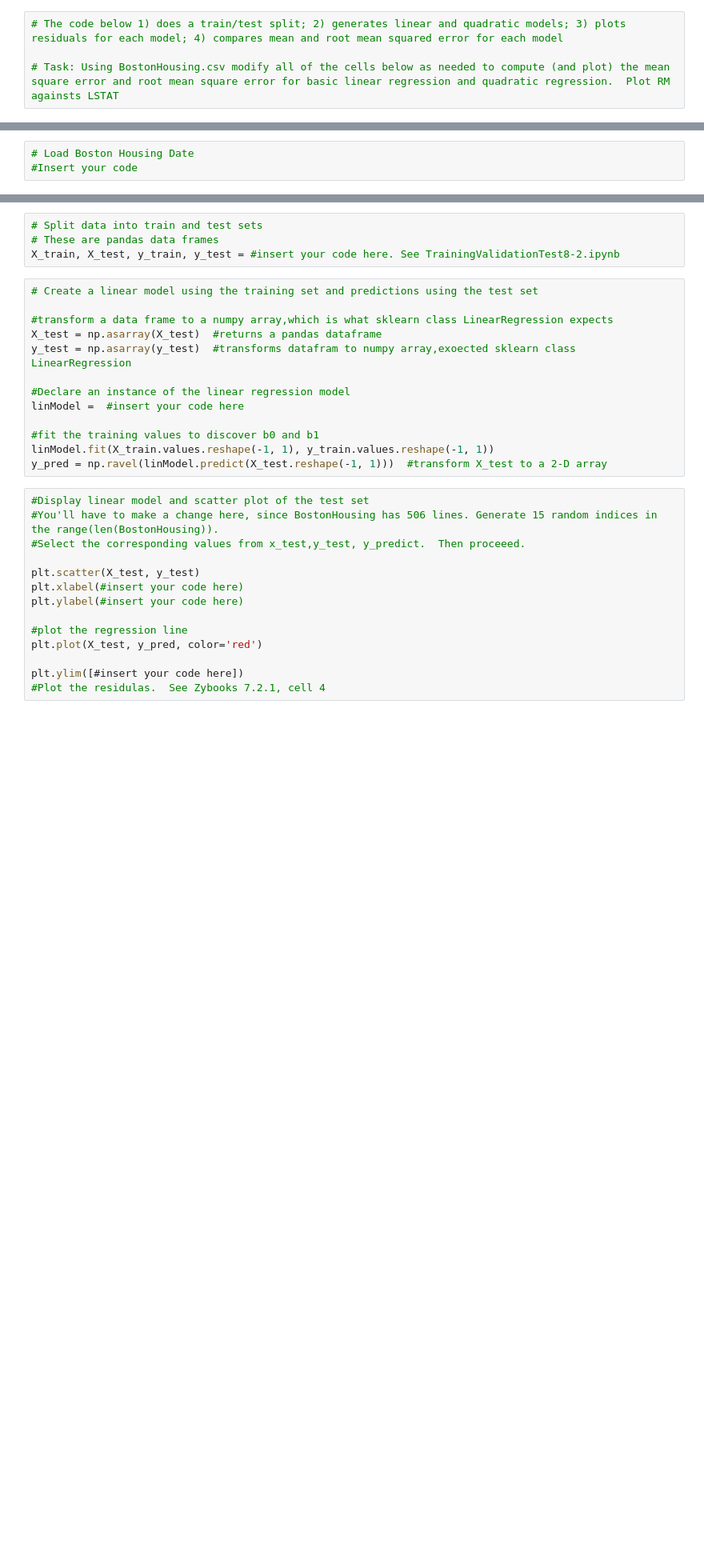
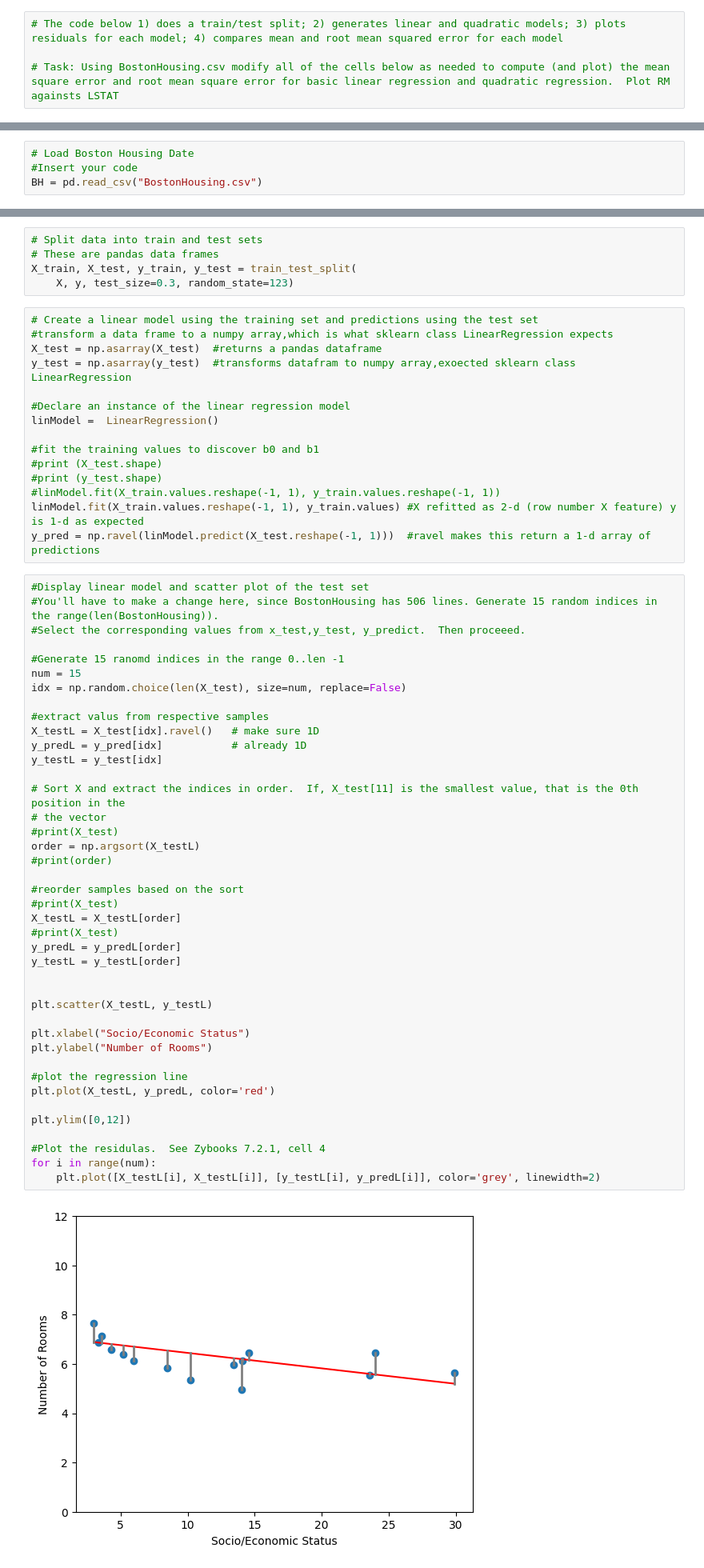
Before and after one commit to simon-techkid/CPSC222, a Jupyter notebook: H-Error/InClass8-3.ipynb, the cells around one changed output, grey strips where cells are left out. Shown at 80% size. Cells and saved outputs as stored; diff of their text form; blank space fills up the shorter version.

```diff
--- a/H-Error/InClass8-3.ipynb
+++ b/H-Error/InClass8-3.ipynb
@@ -14,4 +14,5 @@ from sklearn.model_selection import train_test_split
 # %%
 # Load Boston Housing Date
 #Insert your code
+BH = pd.read_csv("BostonHousing.csv")
 # %%
@@ -21,34 +26,66 @@ y = #insert your code here
 # %%
 # Split data into train and test sets
 # These are pandas data frames
-X_train, X_test, y_train, y_test = #insert your code here. See TrainingValidationTest8-2.ipynb
+X_train, X_test, y_train, y_test = train_test_split(
+    X, y, test_size=0.3, random_state=123)
 # %%
 # Create a linear model using the training set and predictions using the test set
-
 #transform a data frame to a numpy array,which is what sklearn class LinearRegression expects
 X_test = np.asarray(X_test)  #returns a pandas dataframe
 y_test = np.asarray(y_test)  #transforms datafram to numpy array,exoected sklearn class LinearRegression
 
 #Declare an instance of the linear regression model
-linModel =  #insert your code here
+linModel =  LinearRegression()
 
 #fit the training values to discover b0 and b1
-linModel.fit(X_train.values.reshape(-1, 1), y_train.values.reshape(-1, 1))
-y_pred = np.ravel(linModel.predict(X_test.reshape(-1, 1)))  #transform X_test to a 2-D array
+#print (X_test.shape)
+#print (y_test.shape)
+#linModel.fit(X_train.values.reshape(-1, 1), y_train.values.reshape(-1, 1))
+linModel.fit(X_train.values.reshape(-1, 1), y_train.values) #X refitted as 2-d (row number X feature) y is 1-d as expected
+y_pred = np.ravel(linModel.predict(X_test.reshape(-1, 1)))  #ravel makes this return a 1-d array of predictions
 # %%
 #Display linear model and scatter plot of the test set
 #You'll have to make a change here, since BostonHousing has 506 lines. Generate 15 random indices in the range(len(BostonHousing)).
 #Select the corresponding values from x_test,y_test, y_predict.  Then proceeed.
 
-plt.scatter(X_test, y_test)
-plt.xlabel(#insert your code here)
-plt.ylabel(#insert your code here)
+#Generate 15 ranomd indices in the range 0..len -1
+num = 15
+idx = np.random.choice(len(X_test), size=num, replace=False)
+
+#extract valus from respective samples
+X_testL = X_test[idx].ravel()   # make sure 1D
+y_predL = y_pred[idx]           # already 1D
+y_testL = y_test[idx]
+
+# Sort X and extract the indices in order.  If, X_test[11] is the smallest value, that is the 0th position in the
+# the vector
+#print(X_test)
+order = np.argsort(X_testL)
+#print(order)
+
+#reorder samples based on the sort
+#print(X_test)
+X_testL = X_testL[order]
+#print(X_test)
+y_predL = y_predL[order]
+y_testL = y_testL[order]
+
+
+plt.scatter(X_testL, y_testL)
+
+plt.xlabel("Socio/Economic Status")
+plt.ylabel("Number of Rooms")
 
 #plot the regression line
-plt.plot(X_test, y_pred, color='red')
+plt.plot(X_testL, y_predL, color='red')
 
-plt.ylim([#insert your code here])
+plt.ylim([0,12])
+
 #Plot the residulas.  See Zybooks 7.2.1, cell 4
+for i in range(num):
+    plt.plot([X_testL[i], X_testL[i]], [y_testL[i], y_predL[i]], color='grey', linewidth=2)
+# %% [output]
+[figure, added]
 # %%
 # Display MSE
 metrics.mean_squared_error(y_test, y_pred)
```
Also changed, not shown: parts of 8 cells of this notebook, 8 other files.
